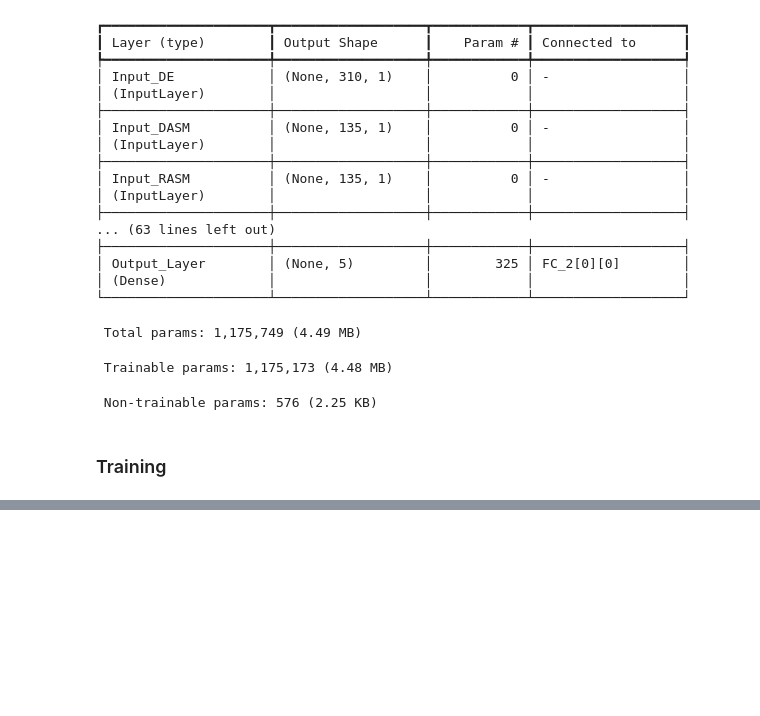
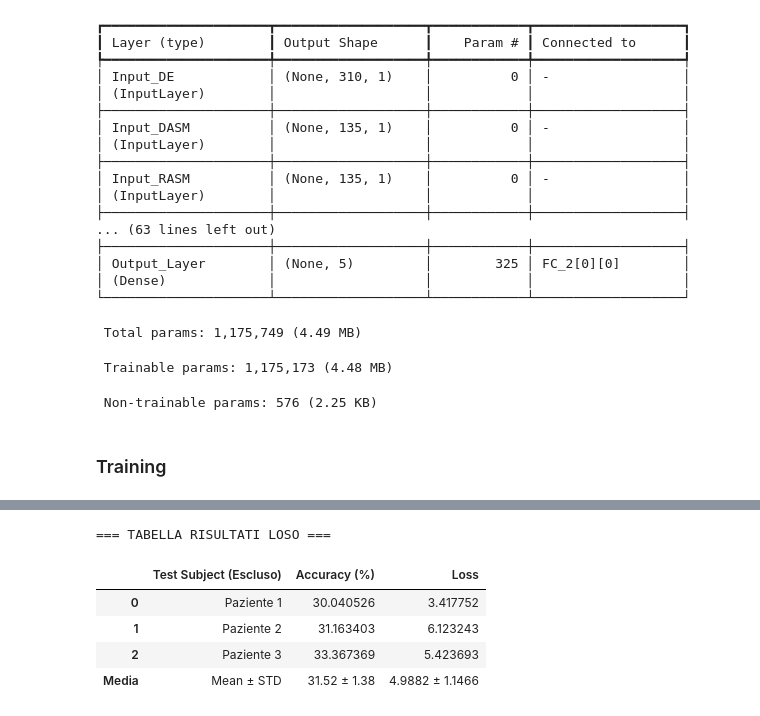
Before and after one commit to Davidermellino/Emotion-Recognition-with-EEG-signals, a Jupyter notebook: notebooks/1D_CNNs.ipynb, the cells around one changed output, grey strips where cells are left out. Saved outputs shown, nothing was run; the diff lists cells and outputs as text; code cells hidden in the pictures; blank space fills up the shorter version.

```diff
--- a/notebooks/1D_CNNs.ipynb
+++ b/notebooks/1D_CNNs.ipynb
@@ -493,0 +811,12 @@ weighted avg      0.803     0.803     0.803      2009
+# %%
+# CARICAMENTO DATI
+print("Caricamento dataset completo...")
+df_full = pd.read_csv('../data/processed/eeg_dataset_FE.csv')
+
+# Identifichiamo i pazienti unici (dovrebbero essere 1, 2 e 3)
+subjects = df_full['Patient_ID'].unique()
+print(f"Pazienti trovati per la LOSO: {subjects}\n")
+
+# Lista per salvare le performance di ogni iterazione
+loso_accuracies = []
+loso_losses = []
@@ -493,0 +974,36 @@ weighted avg      0.803     0.803     0.803      2009
+# %%
+# ==========================================
+#  CREAZIONE DELLA TABELLA RIASSUNTIVA
+# ==========================================
+# Convertiamo le accuracy in percentuali
+acc_percent = [acc * 100 for acc in loso_accuracies]
+
+# Creiamo il DataFrame riassuntivo
+df_results = pd.DataFrame({
+    'Test Subject (Escluso)': [f"Paziente {s}" for s in subjects],
+    'Accuracy (%)': acc_percent,
+    'Loss': loso_losses
+})
+
+# Calcolo delle statistiche globali
+mean_acc = np.mean(acc_percent)
+std_acc = np.std(acc_percent)
+mean_loss = np.mean(loso_losses)
+std_loss = np.std(loso_losses)
+
+# Aggiungiamo una riga finale con Media e Deviazione Standard
+df_results.loc['Media'] = [
+    'Mean ± STD',
+    f"{mean_acc:.2f} ± {std_acc:.2f}",
+    f"{mean_loss:.4f} ± {std_loss:.4f}"
+]
+
+print("=== TABELLA RISULTATI LOSO ===")
+display(df_results)
+# %% [output]
+=== TABELLA RISULTATI LOSO ===
+|  | Test Subject (Escluso) | Accuracy (%) | Loss |
+| 0 | Paziente 1 | 30.040526 | 3.417752 |
+| 1 | Paziente 2 | 31.163403 | 6.123243 |
+| 2 | Paziente 3 | 33.367369 | 5.423693 |
+| Media | Mean ± STD | 31.52 ± 1.38 | 4.9882 ± 1.1466 |
```
Also changed, not shown: parts of 59 cells of this notebook, 7 other files.
